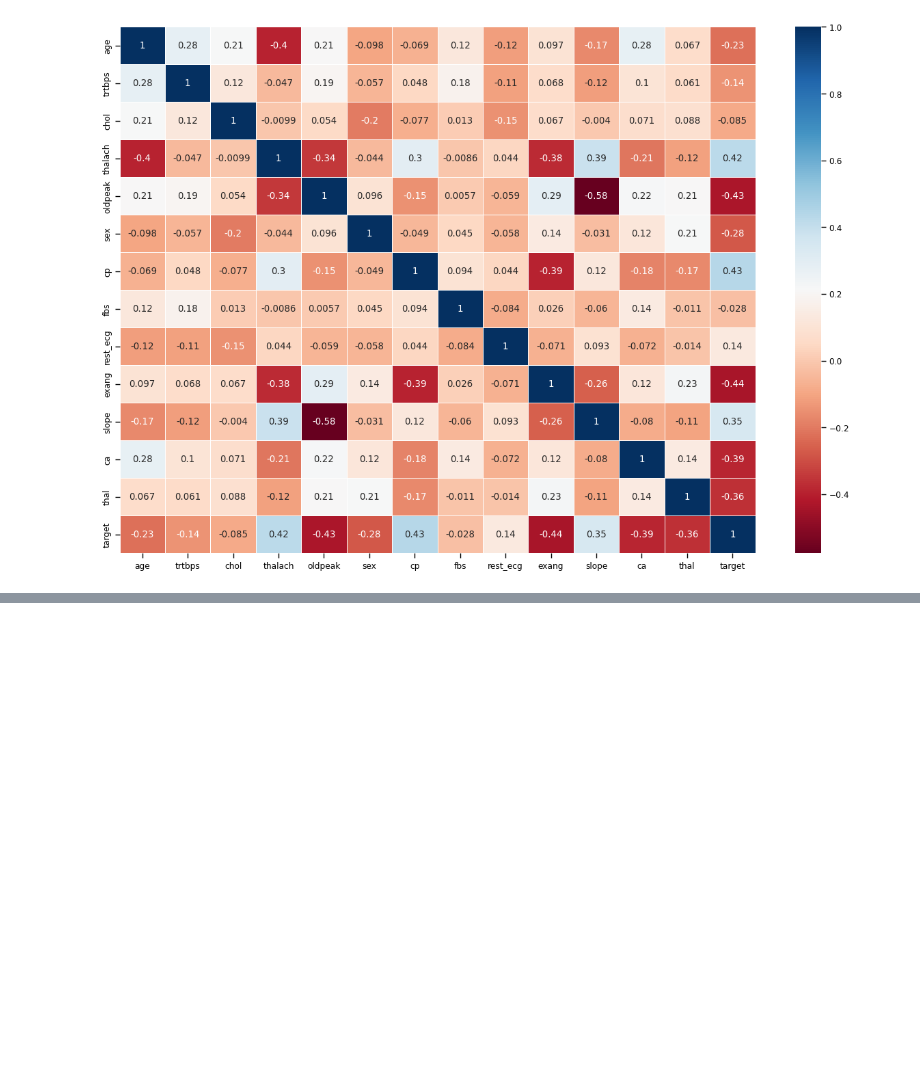
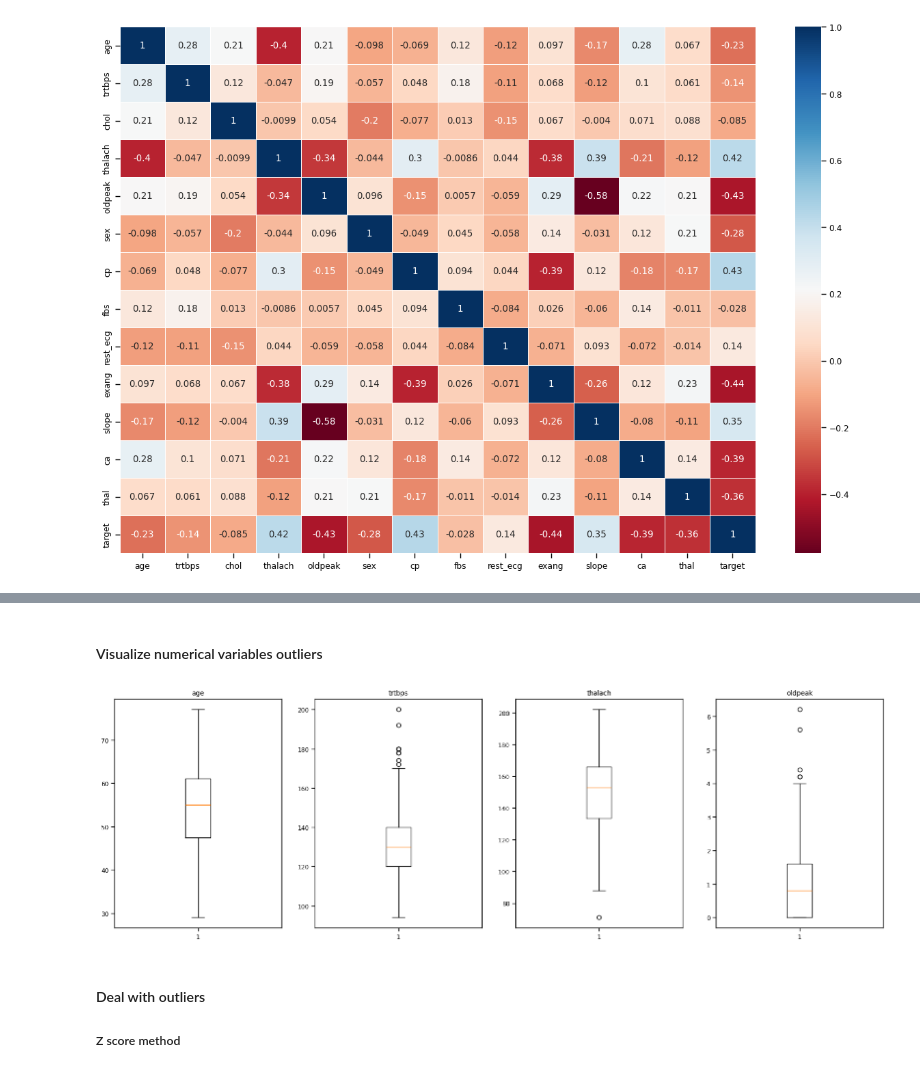
Before and after one commit to audrey-rw5683/HeartAttackPrediction, a Jupyter notebook: ML-Heart Attack Prediction Analysis.ipynb, the cells around one changed output, grey strips where cells are left out. Drawn from its saved outputs; the diff is of its cells as text; code cells hidden in the pictures; blank space fills up the shorter version.

```diff
--- a/ML-Heart Attack Prediction Analysis.ipynb
+++ b/ML-Heart Attack Prediction Analysis.ipynb
@@ -474,0 +477,3 @@ sns.heatmap(data = heart_scaled_cate.corr(), cmap = "RdBu", annot = True, linewi
+# %%
+heart.drop(["chol", "fbs", "rest_ecg"], axis = 1, inplace = True)
+heart.head()
@@ -474,0 +487,23 @@ sns.heatmap(data = heart_scaled_cate.corr(), cmap = "RdBu", annot = True, linewi
+# %% [markdown]
+#### Visualize numerical variables outliers
+# %%
+fig, (ax1, ax2, ax3, ax4) = plt.subplots(1, 4, figsize = (20, 6))
+
+ax1.boxplot(heart["age"])
+ax1.set_title("age")
+
+ax2.boxplot(heart["trtbps"])
+ax2.set_title("trtbps")
+
+ax3.boxplot(heart["thalach"])
+ax3.set_title("thalach")
+
+ax4.boxplot(heart["oldpeak"])
+ax4.set_title("oldpeak")
+
+plt.show()
+# %% [output]
+[figure, added]
+# %% [markdown]
+#### Deal with outliers
+##### Z score method
```
Also changed, not shown: parts of 56 cells of this notebook.
